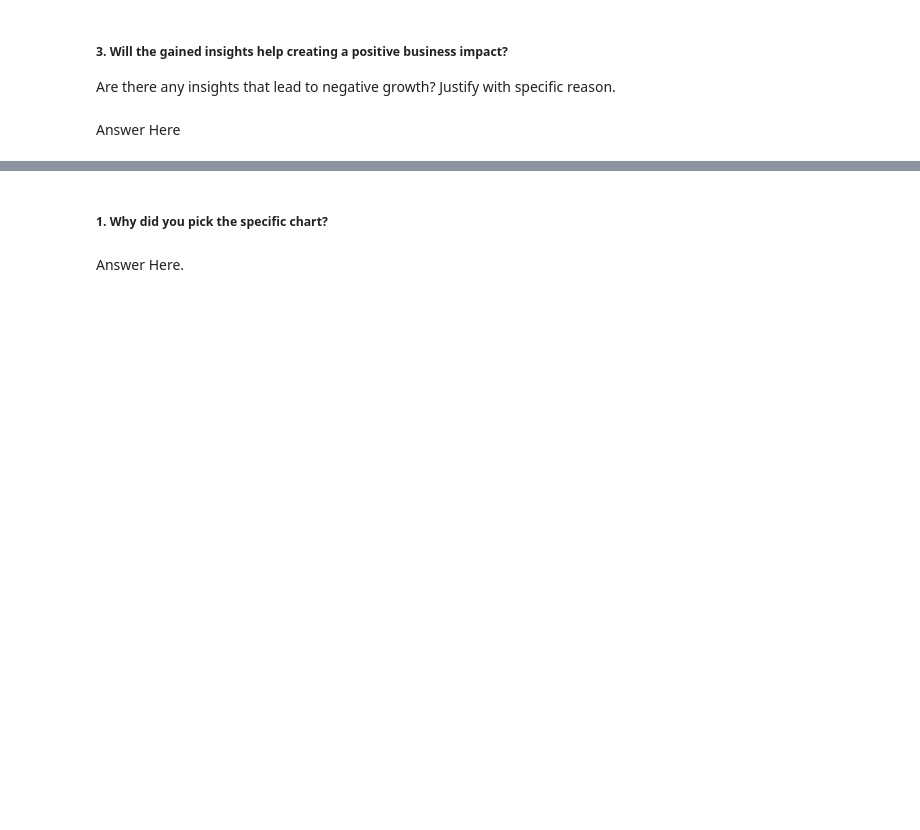
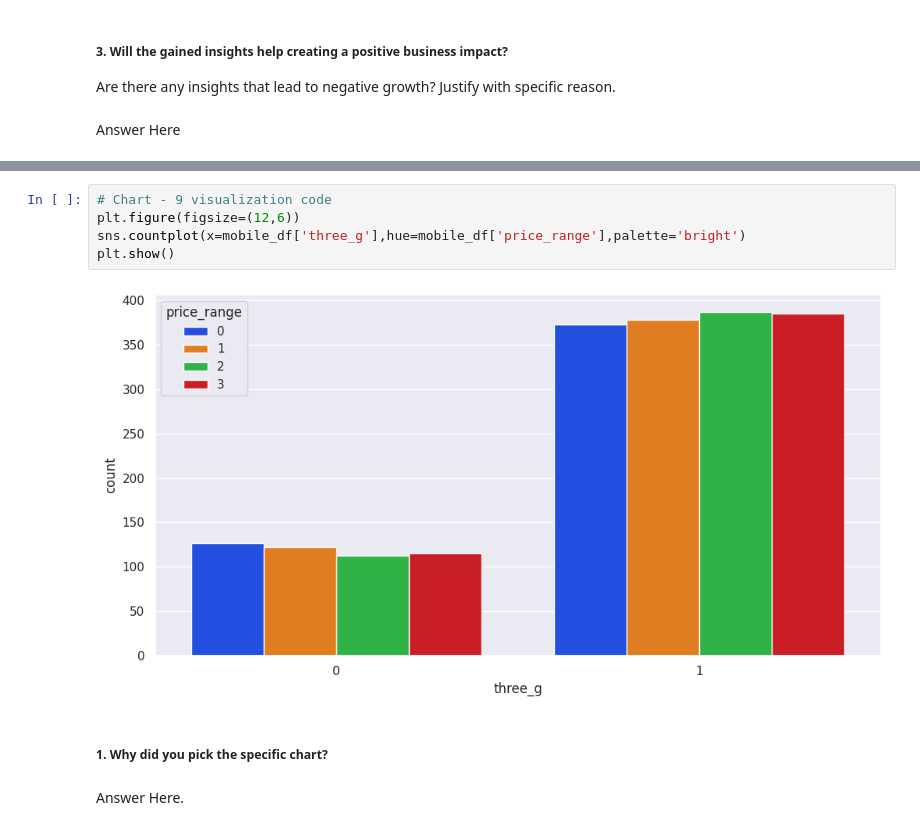
Before and after one commit to Rooban-Jeyasundar/ML_Classification_Project, a Jupyter notebook: ML_Classification_Project.ipynb, the cells around one changed output, grey strips where cells are left out. Drawn from its saved outputs; the diff is of its cells as text; blank space fills up the shorter version.

```diff
--- a/ML_Classification_Project.ipynb
+++ b/ML_Classification_Project.ipynb
@@ -658,3 +620,10 @@ plt.show()
+# %%
+# Chart - 9 visualization code
+plt.figure(figsize=(12,6))
+sns.countplot(x=mobile_df['three_g'],hue=mobile_df['price_range'],palette='bright')
+plt.show()
+# %% [output]
+[figure, added]
 # %% [markdown]
 ##### 1. Why did you pick the specific chart?
 # %% [markdown]
```
Also changed, not shown: parts of 90 cells of this notebook.
